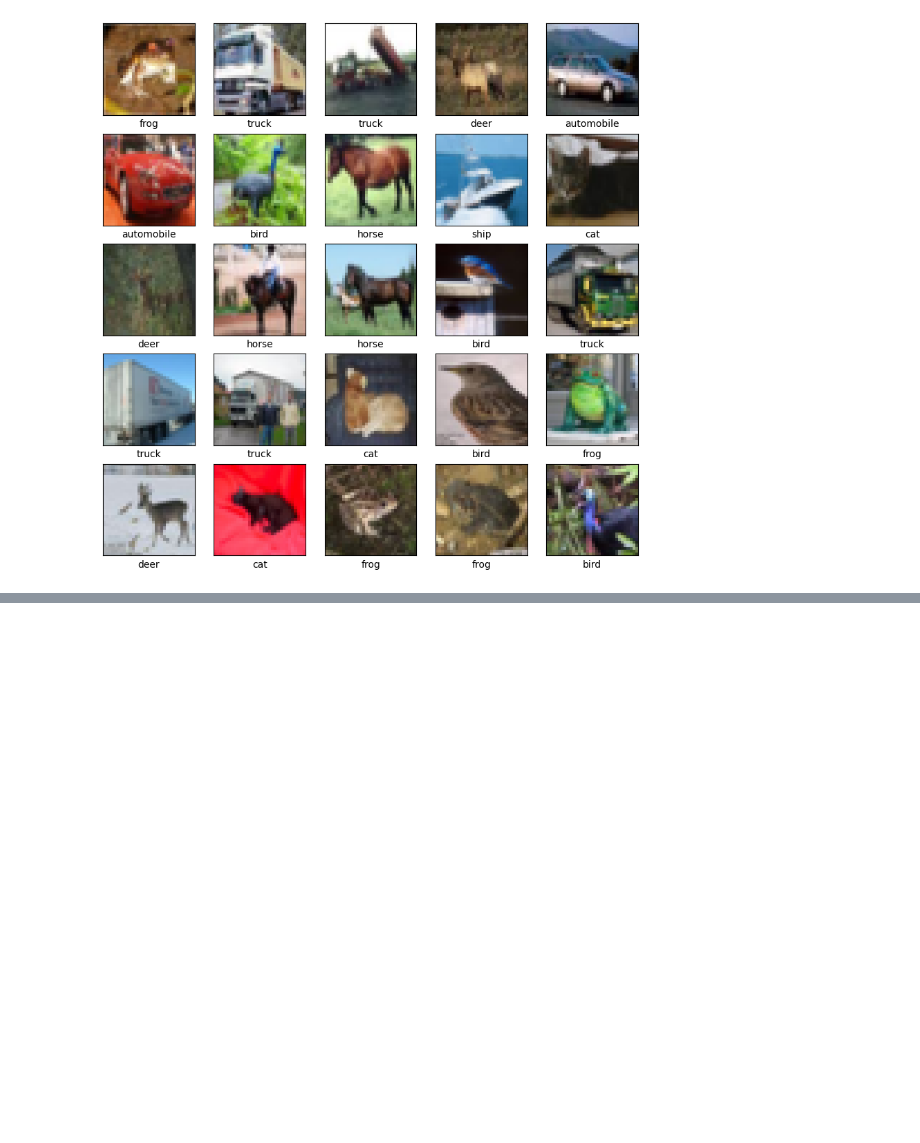
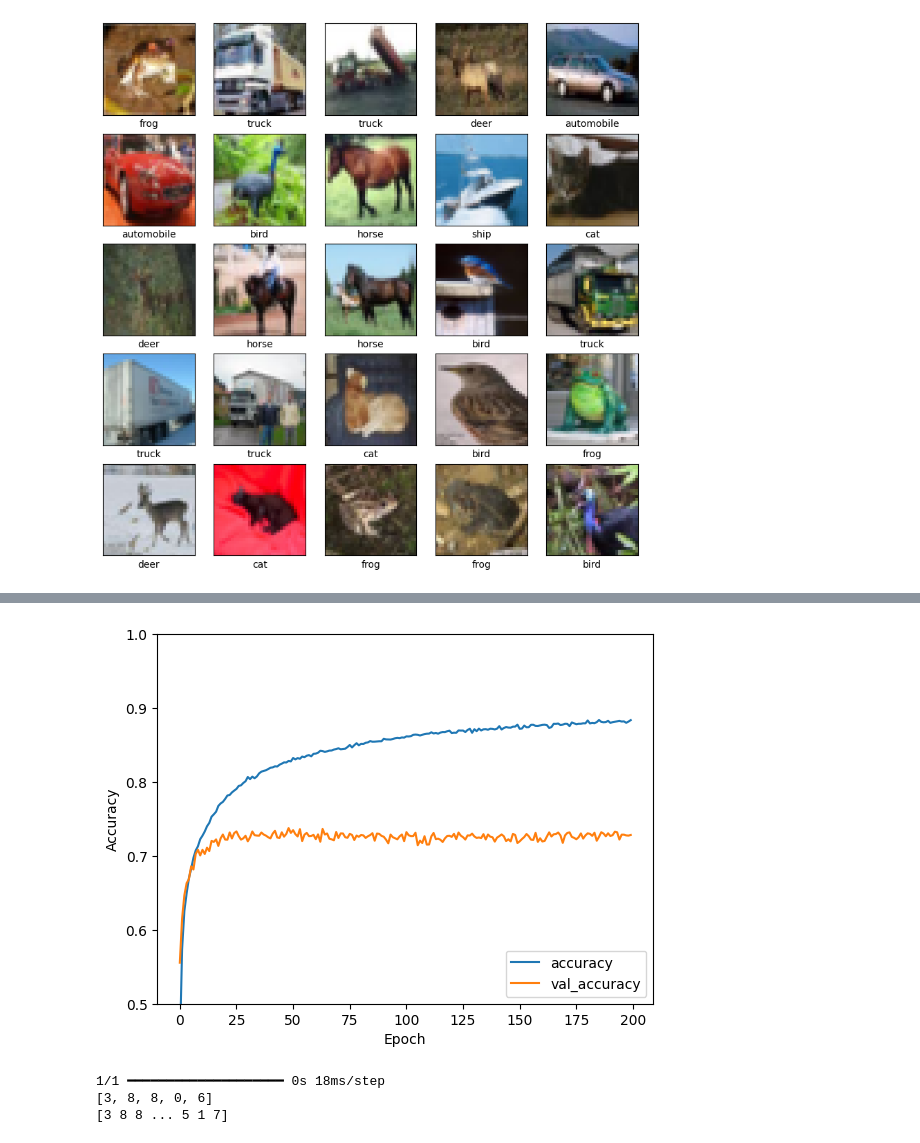
Before and after one commit to aamohmd/CIFAR-10, a Jupyter notebook: cifar10.ipynb, the cells around one changed output, grey strips where cells are left out. Saved outputs shown, nothing was run; the diff lists cells and outputs as text; code cells hidden in the pictures; blank space fills up the shorter version.

Commit message:
model setuped

```diff
--- a/cifar10.ipynb
+++ b/cifar10.ipynb
@@ -15,3 +22,10 @@ ytest = ytest.reshape(-1)
+# %%
+# Load CIFAR-10 dataset
+(train_images, train_labels), (test_images, test_labels) = datasets.cifar10.load_data()
+# Normalize pixel values to be between 0 and 1
+train_images, test_images = train_images / 255.0, test_images / 255.0
+train_labels = train_labels.reshape(-1)
+test_labels = test_labels.reshape(-1)
 # %% [markdown]
 # Assign classes
 # %%
@@ -35,0 +53,20 @@ xtest_scale = xtest / 255.0
+# %%
+# Create a Convolutional Neural Network
+model = models.Sequential()
+# Input Layer
+model.add(Input(shape=(32, 32, 3)))
+# Convolution Layer 1
+model.add(Convolution2D(filters=32,kernel_size=(3, 3), activation="relu"))
+model.add(MaxPooling2D(pool_size=(2, 2)))
+model.add(Dropout (0.2))
+# Convolution Layer 2
+model.add(Convolution2D (filters=64, kernel_size=(3, 3), activation="relu"))
+model.add(MaxPooling2D(pool_size=(2, 2)))
+model.add(Dropout (0.2))
+# Flatten Layer model.add(Flatten())
+model.add(Flatten())
+# Hidden Dense Layers
+model.add(Dense(64, activation="relu"))
+# Output Layer
+model.add(Dense(10, activation="softmax"))
+model.summary()
@@ -35,0 +95,4 @@ xtest_scale = xtest / 255.0
+# %%
+model.compile(optimizer='adam', loss=tf.keras.losses.SparseCategoricalCrossentropy(from_logits=True), metrics=['accuracy'])
+
+history = model.fit(train_images, train_labels, epochs=200, validation_data=(test_images, test_labels))
@@ -35,0 +118,10 @@ xtest_scale = xtest / 255.0
+# %%
+plt.plot(history.history['accuracy'], label='accuracy')
+plt.plot(history.history['val_accuracy'], label = 'val_accuracy')
+plt.xlabel('Epoch')
+plt.ylabel('Accuracy')
+plt.ylim([0.5, 1])
+plt.legend(loc='lower right')
+
+test_loss, test_acc = model.evaluate(test_images,  test_labels, verbose=2)
+# %% [output]
@@ -35,0 +129 @@ xtest_scale = xtest / 255.0
+[figure, added]
@@ -35,0 +133,12 @@ xtest_scale = xtest / 255.0
+# %%
+# Prediction of the model
+predictions = model.predict(test_images)
+# Get all prediction labels
+prediction_labels = [np.argmax(prediction) for prediction in predictions]
+print(prediction_labels)
+# Get all test labels
+print(test_labels)
+# %% [output]
+1/1 ━━━━━━━━━━━━━━━━━━━━ 0s 18ms/step
+[3, 8, 8, 0, 6]
+[3 8 8 ... 5 1 7]
```
Also changed, not shown: parts of 14 cells of this notebook, 2 other files.
